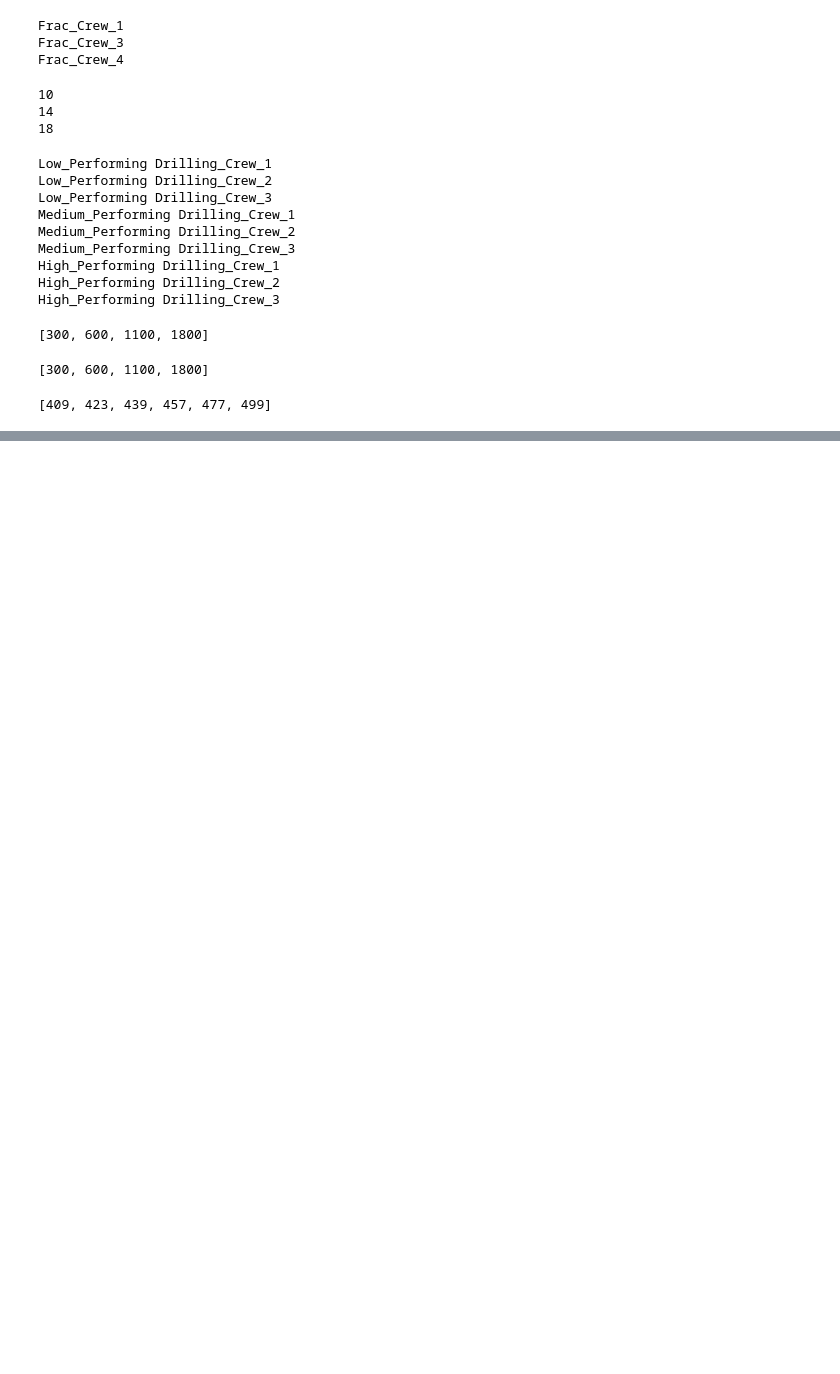
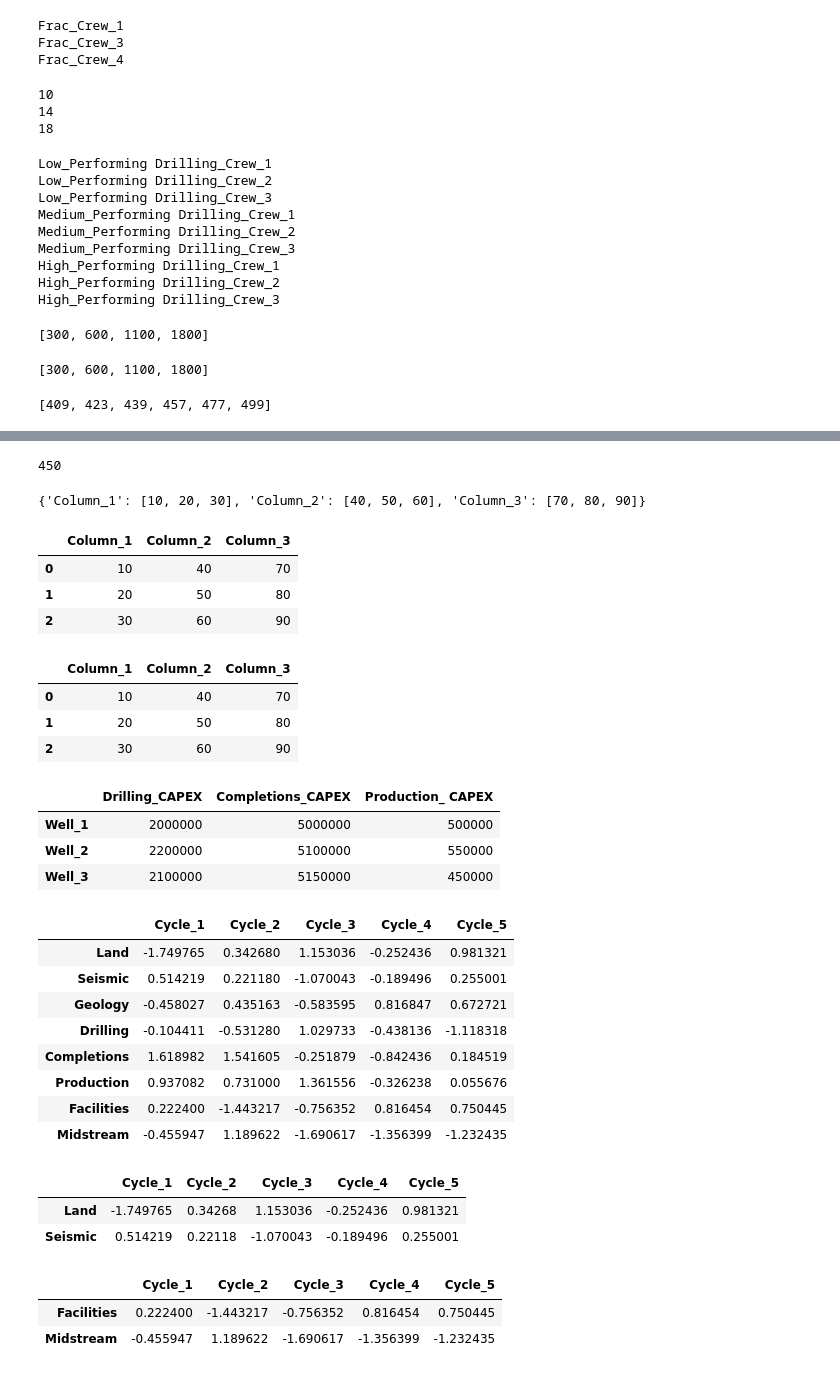
Before and after one commit to aleal4/ML_python_fundamentals, a Jupyter notebook: Python Fundamentals.ipynb, the cells around one changed output, grey strips where cells are left out. Cells and saved outputs as stored; diff of their text form; code cells hidden in the pictures; blank space fills up the shorter version.

```diff
--- a/Python Fundamentals.ipynb
+++ b/Python Fundamentals.ipynb
@@ -265,0 +275,65 @@ y=[5,6,7,8,9,10]
+# %%
+Turner_rate(20)
+# %% [output]
+450
+# %%
+dictionary={'Column_1':[10,20,30], 'Column_2':[40,50,60], 'Column_3':[70,80,90]}
+dictionary
+# %% [output]
+{'Column_1': [10, 20, 30], 'Column_2': [40, 50, 60], 'Column_3': [70, 80, 90]}
+# %%
+import pandas as pd
+dictionary=pd.DataFrame(dictionary)
+dictionary
+# %% [output]
+|  | Column_1 | Column_2 | Column_3 |
+| 0 | 10 | 40 | 70 |
+| 1 | 20 | 50 | 80 |
+| 2 | 30 | 60 | 90 |
+# %%
+dictionary=pd.DataFrame({'Column_1':[10,20,30], 'Column_2':[40,50,60], 'Column_3':[70,80,90]})
+dictionary
+# %% [output]
+|  | Column_1 | Column_2 | Column_3 |
+| 0 | 10 | 40 | 70 |
+| 1 | 20 | 50 | 80 |
+| 2 | 30 | 60 | 90 |
+# %%
+CAPEX=pd.DataFrame({'Drilling_CAPEX':[2000000,2200000,2100000], 'Completions_CAPEX':[5000000,5100000,5150000], 'Production_\
+                    CAPEX':[500000,550000,450000]}, index=['Well_1', 'Well_2', 'Well_3'])
+CAPEX
+# %% [output]
+|  | Drilling_CAPEX | Completions_CAPEX | Production_ CAPEX |
+| Well_1 | 2000000 | 5000000 | 500000 |
+| Well_2 | 2200000 | 5100000 | 550000 |
+| Well_3 | 2100000 | 5150000 | 450000 |
+# %%
+from numpy.random import randn
+import numpy as np
+seed=100
+np.random.seed(seed)
+life_cycle=pd.DataFrame(randn(8,5), index='Land Seismic Geology Drilling Completions Production Facilities Midstream'.split(),\
+    columns='Cycle_1 Cycle_2 Cycle_3 Cycle_4 Cycle_5'.split())
+life_cycle
+# %% [output]
+|  | Cycle_1 | Cycle_2 | Cycle_3 | Cycle_4 | Cycle_5 |
+| Land | -1.749765 | 0.342680 | 1.153036 | -0.252436 | 0.981321 |
+| Seismic | 0.514219 | 0.221180 | -1.070043 | -0.189496 | 0.255001 |
+| Geology | -0.458027 | 0.435163 | -0.583595 | 0.816847 | 0.672721 |
+| Drilling | -0.104411 | -0.531280 | 1.029733 | -0.438136 | -1.118318 |
+| Completions | 1.618982 | 1.541605 | -0.251879 | -0.842436 | 0.184519 |
+| Production | 0.937082 | 0.731000 | 1.361556 | -0.326238 | 0.055676 |
+| Facilities | 0.222400 | -1.443217 | -0.756352 | 0.816454 | 0.750445 |
+| Midstream | -0.455947 | 1.189622 | -1.690617 | -1.356399 | -1.232435 |
+# %%
+life_cycle.head(2)
+# %% [output]
+|  | Cycle_1 | Cycle_2 | Cycle_3 | Cycle_4 | Cycle_5 |
+| Land | -1.749765 | 0.34268 | 1.153036 | -0.252436 | 0.981321 |
+| Seismic | 0.514219 | 0.22118 | -1.070043 | -0.189496 | 0.255001 |
+# %%
+life_cycle.tail(2)
+# %% [output]
+|  | Cycle_1 | Cycle_2 | Cycle_3 | Cycle_4 | Cycle_5 |
+| Facilities | 0.222400 | -1.443217 | -0.756352 | 0.816454 | 0.750445 |
+| Midstream | -0.455947 | 1.189622 | -1.690617 | -1.356399 | -1.232435 |
```
Also changed, not shown: parts of 11 cells of this notebook, 1 other file.
